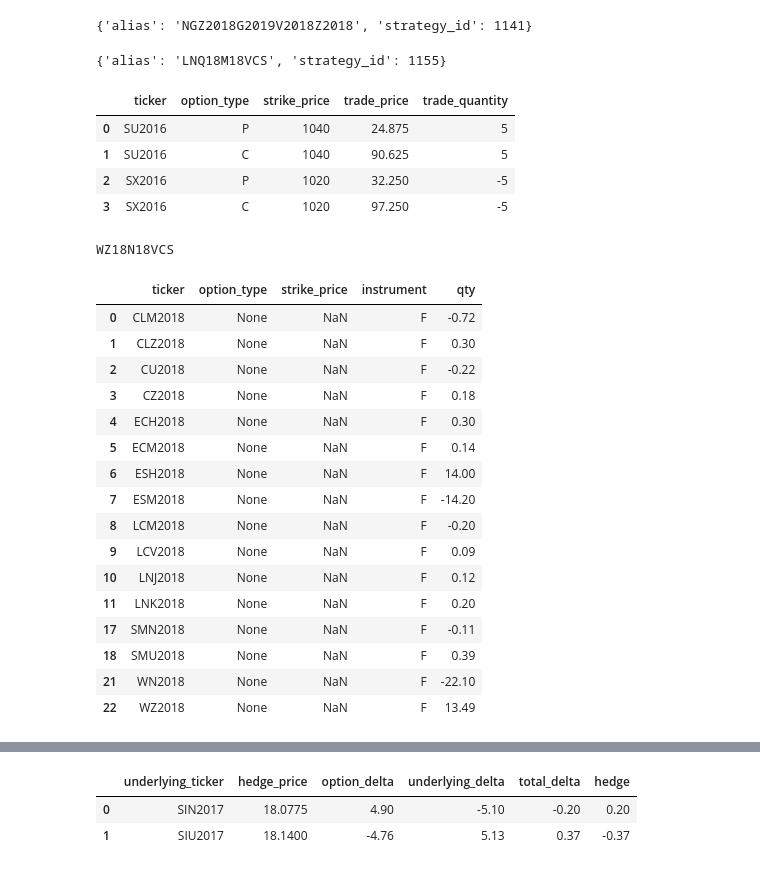
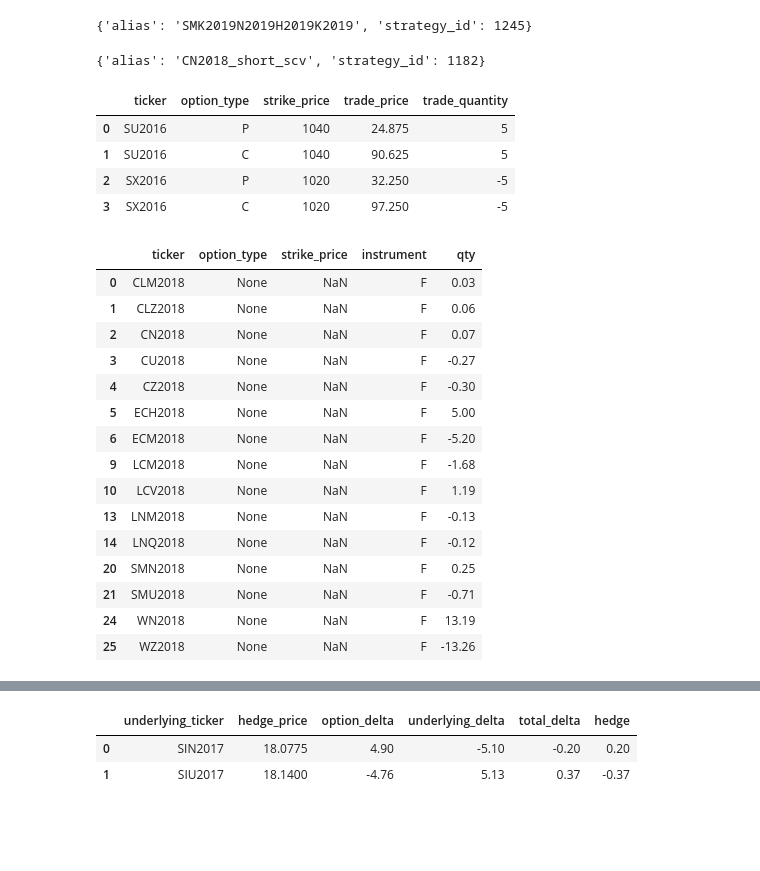
Before and after one commit to d0p34m1n3/repo_barbarossa, a Jupyter notebook: PycharmProjects/ta/trade_helper.ipynb, the cells around one changed output, grey strips where cells are left out. Drawn from its saved outputs; the diff is of its cells as text; code cells hidden in the pictures; blank space fills up the shorter version.

```diff
--- a/PycharmProjects/ta/trade_helper.ipynb
+++ b/PycharmProjects/ta/trade_helper.ipynb
@@ -7,15 +7,15 @@ report_date = exp.doubledate_shift_bus_days()
 # Create DB Strategy
 
 import ta.strategy as ts
-ts.generate_db_strategy_from_strategy_sheet(id=307,strategy_class='futures_butterfly',report_date=report_date)
+ts.generate_db_strategy_from_strategy_sheet(id=50,strategy_class='futures_butterfly',report_date=report_date)
 # %% [output]
-{'alias': 'NGZ2018G2019V2018Z2018', 'strategy_id': 1141}
+{'alias': 'SMK2019N2019H2019K2019', 'strategy_id': 1245}
 # %%
 # Create Misc Strategy
 import ta.strategy as ts
-ts.generate_db_strategy_from_alias(alias='LNQ18M18VCS',description_string='strategy_class=vcs&betsize=39197')
+ts.generate_db_strategy_from_alias(alias='CN2018_short_scv',description_string='strategy_class=scv&betsize=15678')
 # %% [output]
-{'alias': 'LNQ18M18VCS', 'strategy_id': 1155}
+{'alias': 'CN2018_short_scv', 'strategy_id': 1182}
 # %%
 import ta.trade_fill_loader as tfl
 import datetime as dt
@@ -53,34 +53,32 @@ wuhu
 # %%
 
 #Daily Hedge
 
 import ta.strategy_hedger as sh
 import shared.calendar_utilities as cu
 import ta.strategy as tas
-sh.strategy_hedge_report()
+#sh.strategy_hedge_report()
 import ta.strategy as tas
 
 wuhu  = tas.get_net_position_4strategy_alias(alias='delta_jan18',as_of_date=cu.get_doubledate())
 wuhu
 # %% [output]
-WZ18N18VCS
 |  | ticker | option_type | strike_price | instrument | qty |
-| 0 | CLM2018 | None | NaN | F | -0.72 |
-| 1 | CLZ2018 | None | NaN | F | 0.30 |
-| 2 | CU2018 | None | NaN | F | -0.22 |
-| 3 | CZ2018 | None | NaN | F | 0.18 |
-| 4 | ECH2018 | None | NaN | F | 0.30 |
-| 5 | ECM2018 | None | NaN | F | 0.14 |
-| 6 | ESH2018 | None | NaN | F | 14.00 |
-| 7 | ESM2018 | None | NaN | F | -14.20 |
-| 8 | LCM2018 | None | NaN | F | -0.20 |
-| 9 | LCV2018 | None | NaN | F | 0.09 |
-| 10 | LNJ2018 | None | NaN | F | 0.12 |
-| 11 | LNK2018 | None | NaN | F | 0.20 |
-| 17 | SMN2018 | None | NaN | F | -0.11 |
-| 18 | SMU2018 | None | NaN | F | 0.39 |
-| 21 | WN2018 | None | NaN | F | -22.10 |
-| 22 | WZ2018 | None | NaN | F | 13.49 |
+| 0 | CLM2018 | None | NaN | F | 0.03 |
+| 1 | CLZ2018 | None | NaN | F | 0.06 |
+| 2 | CN2018 | None | NaN | F | 0.07 |
+| 3 | CU2018 | None | NaN | F | -0.27 |
+| 4 | CZ2018 | None | NaN | F | -0.30 |
+| 5 | ECH2018 | None | NaN | F | 5.00 |
+| 6 | ECM2018 | None | NaN | F | -5.20 |
+| 9 | LCM2018 | None | NaN | F | -1.68 |
+| 10 | LCV2018 | None | NaN | F | 1.19 |
+| 13 | LNM2018 | None | NaN | F | -0.13 |
+| 14 | LNQ2018 | None | NaN | F | -0.12 |
+| 20 | SMN2018 | None | NaN | F | 0.25 |
+| 21 | SMU2018 | None | NaN | F | -0.71 |
+| 24 | WN2018 | None | NaN | F | 13.19 |
+| 25 | WZ2018 | None | NaN | F | -13.26 |
 # %%
 import ta.strategy_greeks as sg
 import pandas as pd
```
Also changed, not shown: parts of 9 cells of this notebook, 6 other files.
